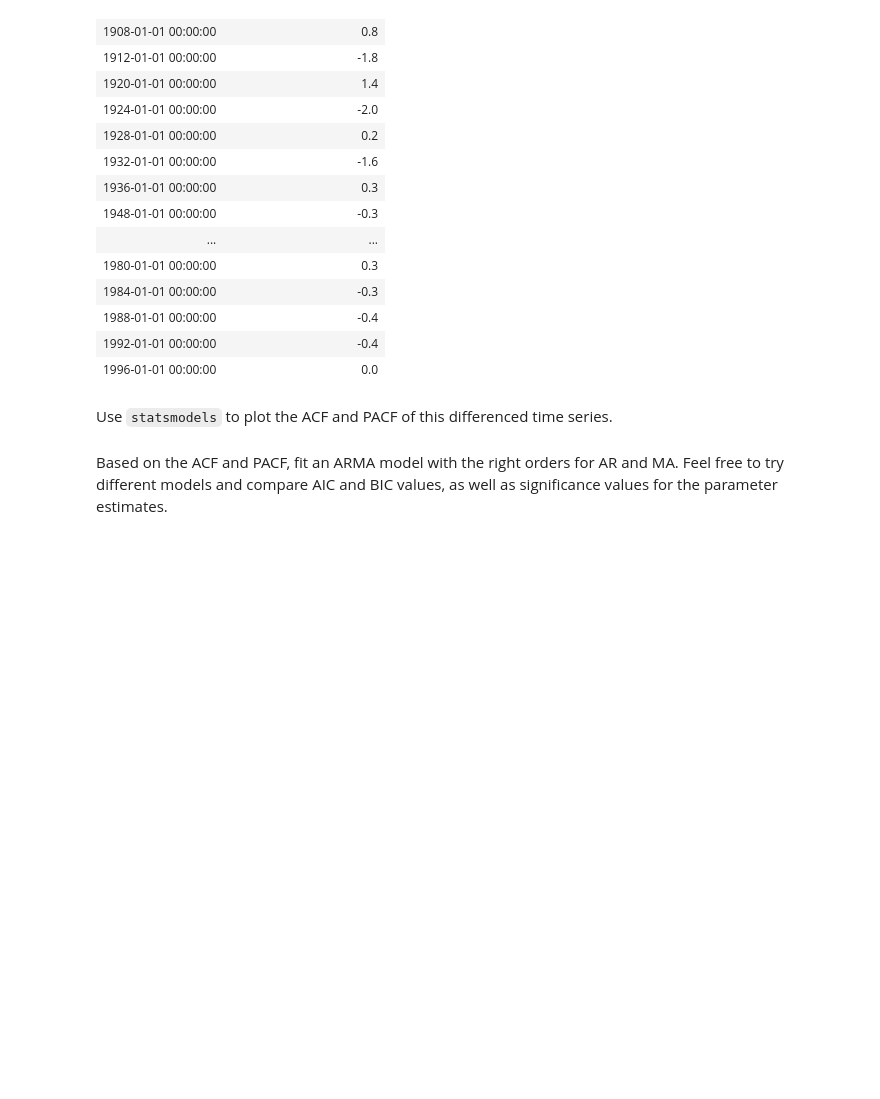
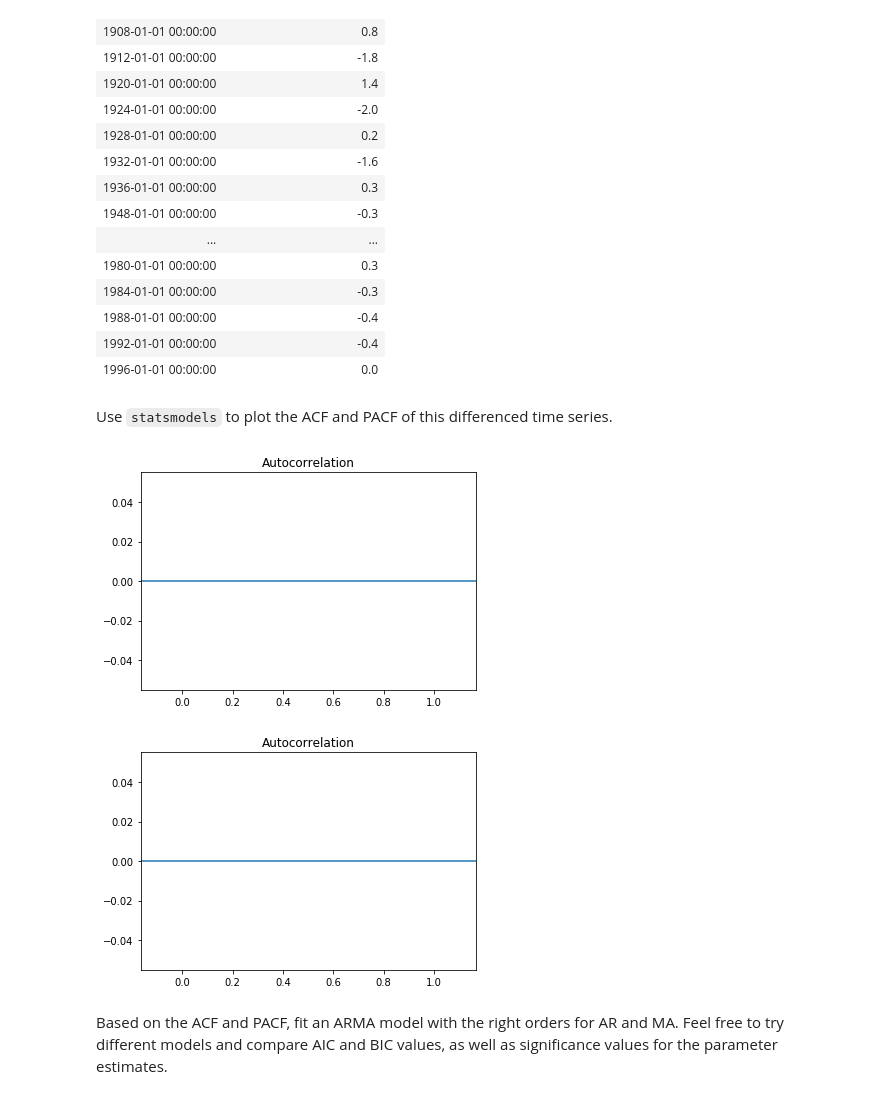
Before and after one commit to fragmento/dsc-arma-models-statsmodels-lab-nyc-ds-033020, a Jupyter notebook: index.ipynb, the cells around one changed output. Drawn from its saved outputs; the diff is of its cells as text; code cells hidden in the pictures; blank space fills up the shorter version.

```diff
--- a/index.ipynb
+++ b/index.ipynb
@@ -82,7 +82,10 @@ Use `statsmodels` to plot the ACF and PACF of this differenced time series.
 # %%
 # Plot the ACF
 from statsmodels.graphics.tsaplots import plot_acf, plot_pacf
-plot_acf(diff[:-1],a)
+plot_acf(diff[:-1],alpha=.05)
+# %% [output]
+[figure, added]
+[figure, added]
 # %%
 # Plot the PACF
 # %% [markdown]
```
